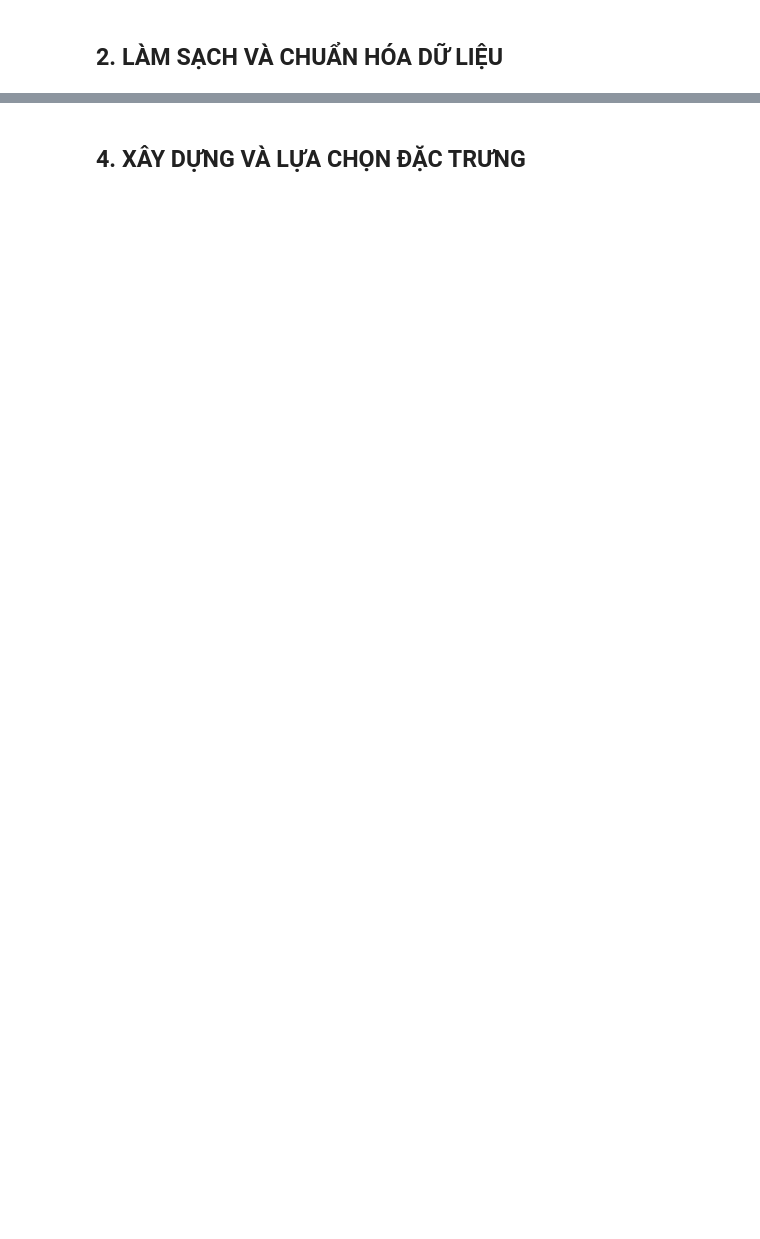
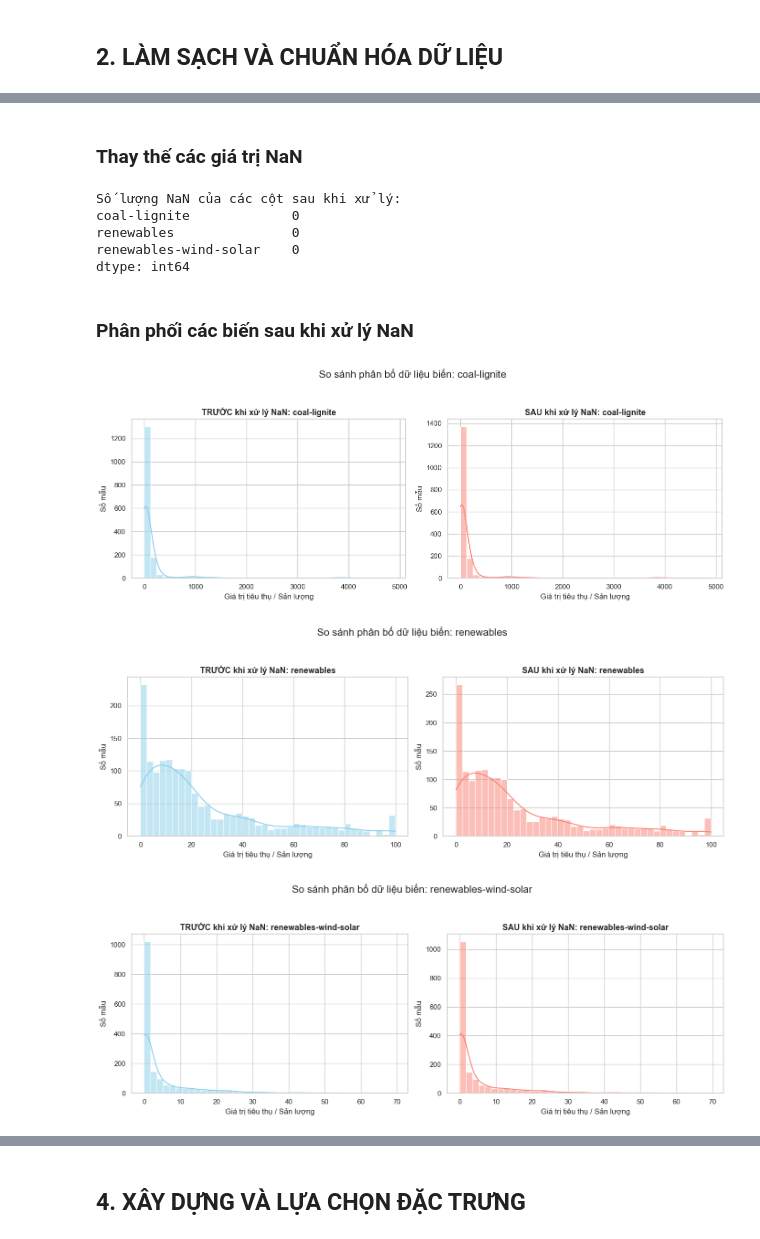
Before and after one commit to NganBui25/-CO2-Emissions-Prediction, a Jupyter notebook: feature_engineering.ipynb, the cells around one changed output, grey strips where cells are left out. Saved outputs shown, nothing was run; the diff lists cells and outputs as text; code cells hidden in the pictures; blank space fills up the shorter version.

```diff
--- a/feature_engineering.ipynb
+++ b/feature_engineering.ipynb
@@ -147,0 +263,50 @@ for col_name in cols_to_plot:
+# %% [markdown]
+### Thay thế các giá trị NaN
+# %%
+
+dulieu_xuly_nan = df.copy()
+cols_to_fill_zero = ['coal-lignite', 'renewables', 'renewables-wind-solar']
+
+
+# Thay NaN bằng 0
+dulieu_xuly_nan[cols_to_fill_zero] = dulieu_xuly_nan[cols_to_fill_zero].fillna(0)
+
+print("Số lượng NaN của các cột sau khi xử lý:")
+print(dulieu_xuly_nan[cols_to_fill_zero].isna().sum())
+# %% [output]
+Số lượng NaN của các cột sau khi xử lý:
+coal-lignite             0
+renewables               0
+renewables-wind-solar    0
+dtype: int64
+# %% [markdown]
+### Phân phối các biến sau khi xử lý NaN
+# %%
+energy_cols = ['coal-lignite' ,'renewables','renewables-wind-solar']
+
+
+sns.set_theme(style="whitegrid")
+
+
+for col in energy_cols:
+    fig, axes = plt.subplots(1, 2, figsize=(14, 5))
+
+    sns.histplot(df[col].dropna(), bins=40, kde=True, color='skyblue', ax=axes[0])
+    axes[0].set_title(f'TRƯỚC khi xử lý NaN: {col}', fontsize=13, fontweight='bold')
+    axes[0].set_xlabel('Giá trị tiêu thụ / Sản lượng')
+    axes[0].set_ylabel('Số mẫu')
+
+
+    sns.histplot(dulieu_xuly_nan[col], bins=40, kde=True, color='salmon', ax=axes[1])
+    axes[1].set_title(f'SAU khi xử lý NaN: {col}', fontsize=13, fontweight='bold')
+    axes[1].set_xlabel('Giá trị tiêu thụ / Sản lượng')
+    axes[1].set_ylabel('Số mẫu')
+
+    plt.suptitle(f'So sánh phân bố dữ liệu biến: {col}', fontsize=16, y=1.05)
+
+    plt.tight_layout()
+    plt.show()
+# %% [output]
+[figure, added]
+[figure, added]
+[figure, added]
```
Also changed, not shown: parts of 59 cells of this notebook, 11 other files.
